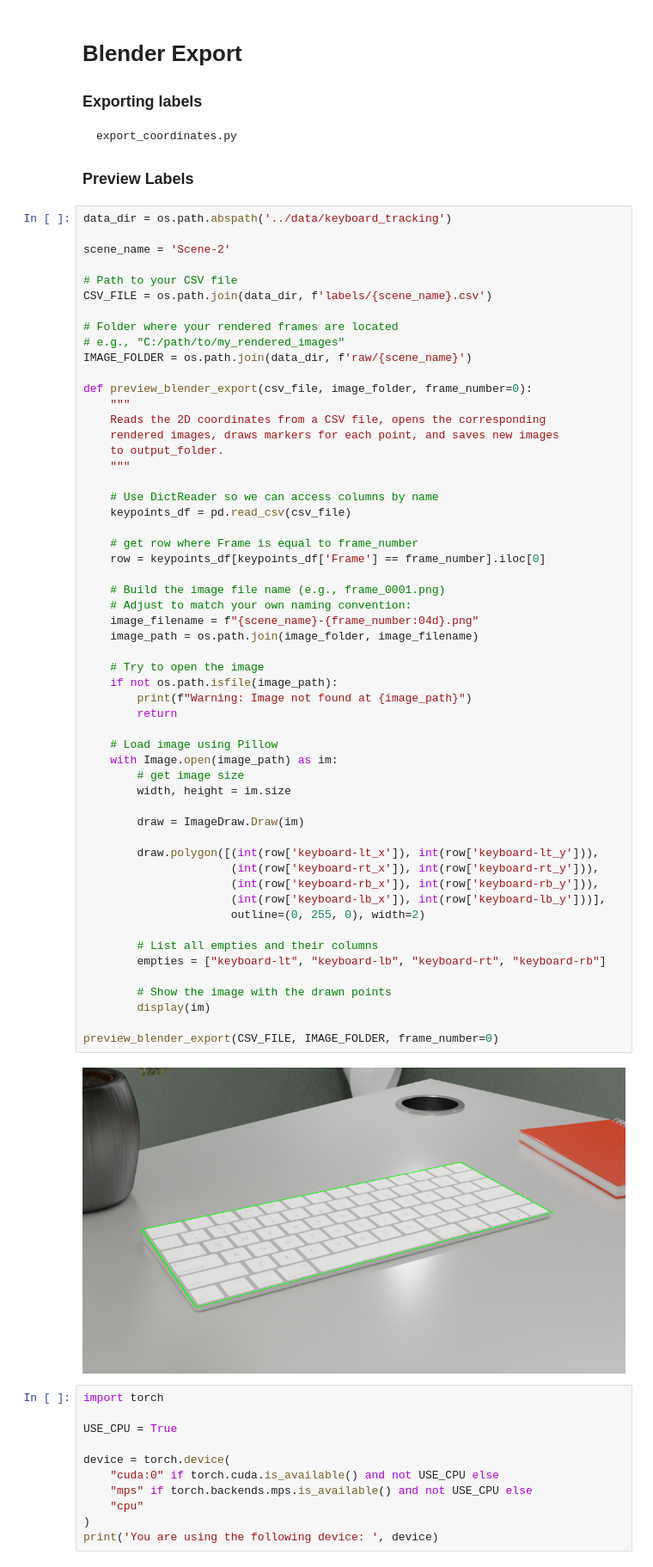
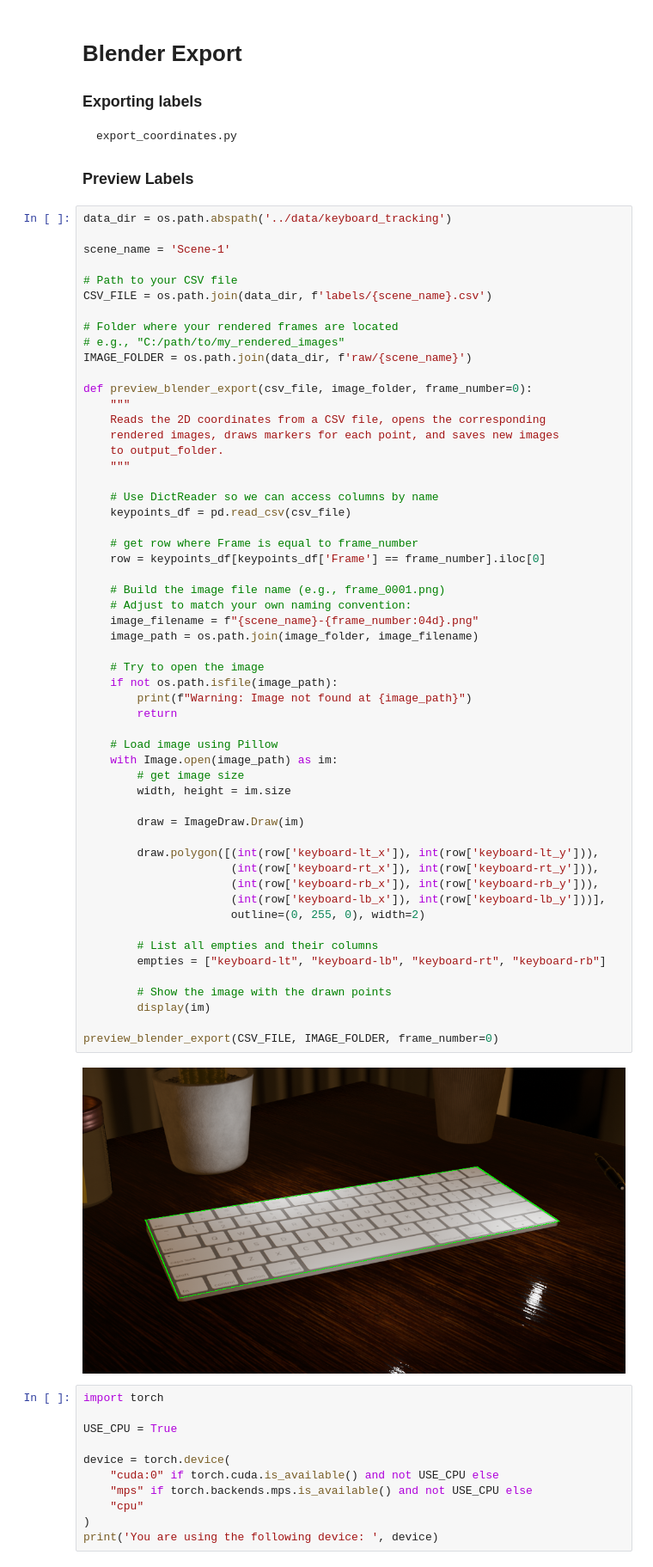
Before and after one commit to TUM-Blockchain-Club/proof-of-gameplay, a Jupyter notebook: model/notebooks/keyboard_tracking.ipynb, the cells around one changed output. Shown at 86% size. Drawn from its saved outputs; the diff is of its cells as text.

```diff
--- a/model/notebooks/keyboard_tracking.ipynb
+++ b/model/notebooks/keyboard_tracking.ipynb
@@ -18,7 +18,7 @@ export_coordinates.py
 # %%
 data_dir = os.path.abspath('../data/keyboard_tracking')
 
-scene_name = 'Scene-2'
+scene_name = 'Scene-1'
 
 # Path to your CSV file
 CSV_FILE = os.path.join(data_dir, f'labels/{scene_name}.csv')
@@ -44,34 +44,34 @@ def preview_blender_export(csv_file, image_folder, frame_number=0):
     # Adjust to match your own naming convention:
     image_filename = f"{scene_name}-{frame_number:04d}.png"
     image_path = os.path.join(image_folder, image_filename)
 
     # Try to open the image
     if not os.path.isfile(image_path):
         print(f"Warning: Image not found at {image_path}")
         return
 
     # Load image using Pillow
     with Image.open(image_path) as im:
         # get image size
         width, height = im.size
 
         draw = ImageDraw.Draw(im)
 
         draw.polygon([(int(row['keyboard-lt_x']), int(row['keyboard-lt_y'])),
                       (int(row['keyboard-rt_x']), int(row['keyboard-rt_y'])),
                       (int(row['keyboard-rb_x']), int(row['keyboard-rb_y'])),
                       (int(row['keyboard-lb_x']), int(row['keyboard-lb_y']))],
                       outline=(0, 255, 0), width=2)
 
         # List all empties and their columns
         empties = ["keyboard-lt", "keyboard-lb", "keyboard-rt", "keyboard-rb"]
 
         # Show the image with the drawn points
         display(im)
 
 preview_blender_export(CSV_FILE, IMAGE_FOLDER, frame_number=0)
 # %% [output]
-[figure, old version]
+[figure, new version]
 # %%
 import torch
 
```
Also changed, not shown: parts of 7 cells of this notebook, 7 other files.
